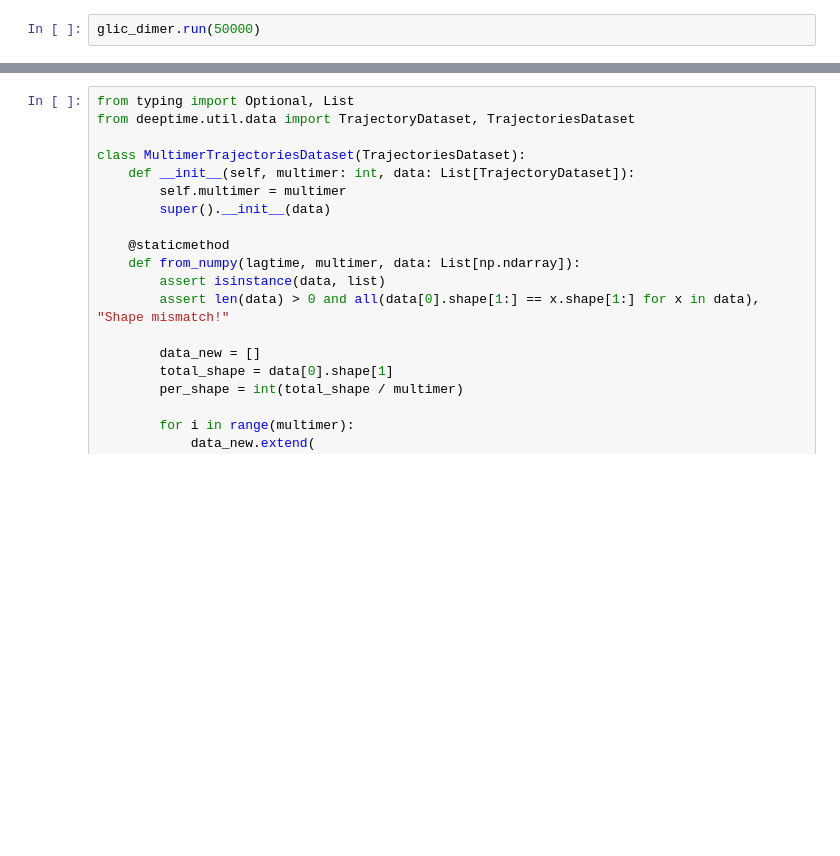
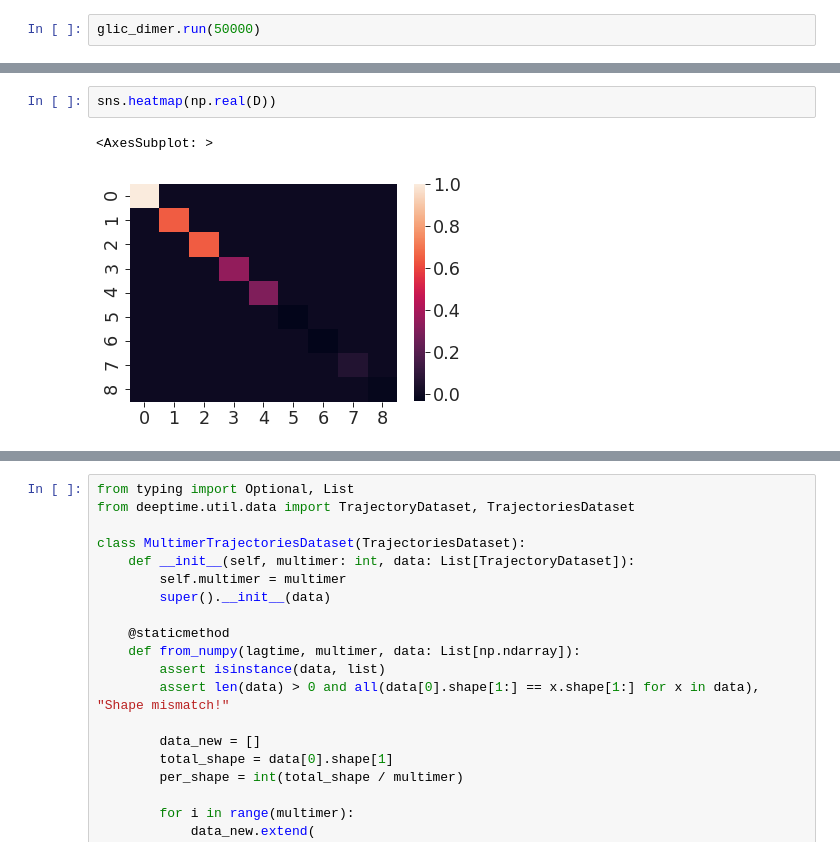
Before and after one commit to yuxuanzhuang/msm_a7_nachrs, a Jupyter notebook: Examples/dimer.ipynb, the cells around one changed output, grey strips where cells are left out. Drawn from its saved outputs; the diff is of its cells as text; blank space fills up the shorter version.

```diff
--- a/Examples/dimer.ipynb
+++ b/Examples/dimer.ipynb
@@ -142,0 +160,5 @@ plt.savefig("assets/transition_matrix_dimer.pdf", dpi=300, transparent=True)
+# %%
+sns.heatmap(np.real(D))
+# %% [output]
+<AxesSubplot: >
+[figure, added]
```
Also changed, not shown: parts of 47 cells of this notebook, 21 other files.
